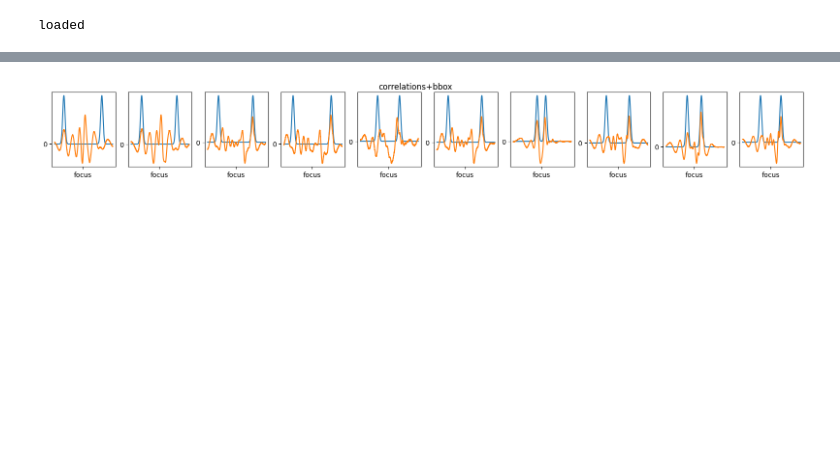
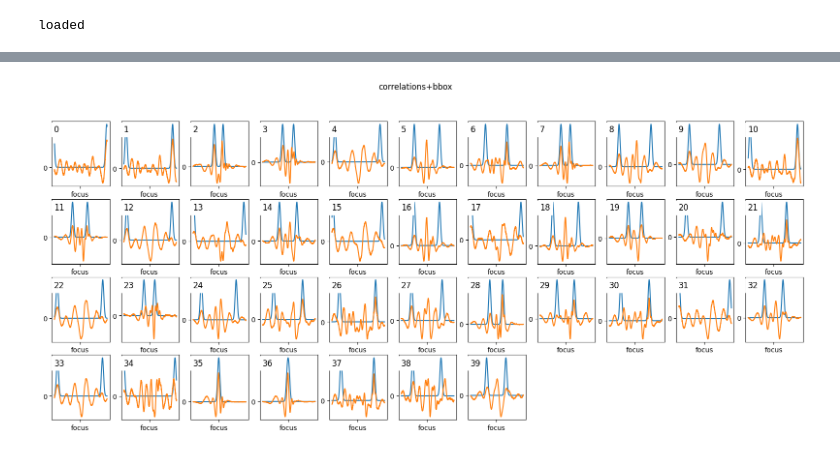
Before and after one commit to till-robert/ultralytics, a Jupyter notebook: zaxis_test.ipynb, the cells around one changed output, grey strips where cells are left out. Drawn from its saved outputs; the diff is of its cells as text; code cells hidden in the pictures; blank space fills up the shorter version.

```diff
--- a/zaxis_test.ipynb
+++ b/zaxis_test.ipynb
@@ -63,27 +70,28 @@ def box_iou(box1, box2, eps=1e-7):
     return inter / ((a2 - a1).prod(2) + (b2 - b1).prod(2) - inter + eps)
 # %%
 # reload(results)
-model = YOLO("runs/zaxis/train63/weights/best.pt")
+model = YOLO("runs/zaxis/train117/weights/best.pt")
 # print(model.model.model)
 print("loaded")
-test_images = os.listdir("data_gen/Dataset/images/test")
-random_image = lambda: "data_gen/Dataset/images/test/"+test_images[np.random.randint(0,len(test_images))]
+dataset_path = "data_gen/Dataset_hard/images/test"
+test_images = os.listdir(dataset_path)
+random_image = lambda: dataset_path+"/"+test_images[np.random.randint(0,len(test_images))]
 # %% [output]
 loaded
 # %%
 
 plt.figure(figsize=(12,5))
 image = random_image()
-results = model.predict(image)
-res = results[0].plot()
+img = np.array(PIL.Image.open(image))#-12768
+print(img.shape)
+results = model.predict(img)
+res = results[0].zaxis.data.cpu().numpy()
 plt.subplot(1,2,1)
 plt.title("Prediction")
-plt.imshow(res)
+plot_result(plt.gca(),image,res[:,4],ops.xyxy2xywh(res[:,:4])/512,res[:,6])
 plt.axis("off")
 plt.subplot(1,2,2)
 plt.title("Ground Truth")
 
 gt_bboxes,gt_z_values = plot_gt(image,plt.gca())
-
-plt.show()
 # %% [output]
@@ -94,10 +104,10 @@ Speed: 2.4ms preprocess, 7.1ms inference, 0.7ms postprocess per image at shape (
 # plt.figure()
 # plt.imshow(results[0].orig_img)
 # plt.figure(figsize=(20,2))
-res = results[0].zaxis.data.cpu().numpy()
+
 padding=128
 size=128
-padded_image = np.pad(results[0].orig_img[...,0],padding,mode="constant",constant_values=127)
+padded_image = np.pad(results[0].orig_img,padding,mode="constant",constant_values=2e4)
 
 # plt.axis("off")
 captures = np.empty((len(res),size,size))
@@ -121,22 +131,21 @@ for i,box in enumerate(res):
     x = np.round(x).astype(int)
     y = np.round(y).astype(int)
     captures[i] = padded_image[y+padding-size//2:y+padding+size//2,x+padding-size//2:x+padding+size//2]
-captures/=127
-captures-=1
+# captures/=
+# captures-=1
 downsampled_reference = (np.load("data_gen/ripples_downsampled.npy")/10000)-2
 true_bboxes = ops.xywh2xyxy(gt_bboxes) * np.array((512,512))[[1, 0, 1, 0]]  # target boxes
 # ops.scale_boxes((512,512), gt_bbox, ori_shape, ratio_pad=ratio_pad)  # native-space labels
-_, gt_pred_matcher = match_predictions(res[:,:4],true_bboxes,np.zeros(10),np.zeros(10),0.5)
-plt.figure(figsize=(20,2))
-plt.figure(figsize=(20,2))
-plt.figure(figsize=(20,2))
-plt.figure(figsize=(20,2))
-plt.figure(figsize=(20,2))
+_, gt_pred_matcher = match_predictions(res[:,:4],true_bboxes,np.zeros(len(res)),np.zeros(len(true_bboxes)),0.5)
+plt.figure(figsize=(20,2*len(captures)//11+1))
+plt.figure(figsize=(20,2*len(captures)//11+1))
+plt.figure(figsize=(20,2*len(captures)//11+1))
+plt.figure(figsize=(20,2*len(captures)//11+1))
+plt.figure(figsize=(20,2*len(captures)//11+1))
 def bells(x,w,*args):
     f = np.sum([np.exp(-(w*(x-mu)**2)) for mu in args],axis=0)
     return f/np.max(f)
 x = np.arange(len(downsampled_reference))
-gt_images = (downsampled_reference[np.round(gt_z_values[np.where(gt_pred_matcher.T)[1]]*len(downsampled_reference)).astype(int)])
 corr = []
 for i,capture in enumerate(captures):
 
@@ -146,8 +155,9 @@ for i,capture in enumerate(captures):
     z  = (-v/0.21)+761,(v/0.21)+761
     plt.figure(1)
     plt.suptitle("correlations+bbox")
-    correlation = np.pow((downsampled_reference*capture).sum(axis=(1,2)),1)
-    plt.subplot(1,len(captures),i+1)
+    correlation = np.pow((downsampled_reference*(capture/10000-2)).sum(axis=(1,2)),1)
+    plt.subplot(len(captures)//11+1,11,i+1)
+    plt.title(str(i), y=0.77,x=0.04,loc="left",backgroundcolor="white")
     plt.plot(bells(x,5e-4,*z)*(np.max(correlation)-np.min(correlation)))
     plt.plot(correlation)
     # plt.axvline(pred_z*len(downsampled_reference), c="red")
@@ -158,32 +168,45 @@ for i,capture in enumerate(captures):
 
     plt.figure(2)
     plt.suptitle("cropped image")
-    plt.subplot(1,len(captures),i+1)
-    plt.imshow(capture,vmin=-0.1,vmax=0.1)
+    plt.subplot(len(captures)//11+1,11,i+1)
+    plt.title(str(i), y=0.77,x=0.04,loc="left",backgroundcolor="white")
+    plt.imshow(capture,vmin=1.85e4,vmax=2.15e4)
     plt.axis("off")
     # plt.tight_layout()
     plt.figure(3)
-    plt.suptitle("ground truth")
-    plt.subplot(1,len(captures),i+1)
-    plt.imshow(gt_images[i],vmin=-0.05,vmax=0.05)
-    plt.axis("off")
-    plt.figure(4)
-    plt.suptitle("image via max correlations+bbox size")
-
-    plt.subplot(1,len(captures),i+1)
-    plt.imshow(downsampled_reference[np.argmax(correlation*bells(x,5e-4,*z))],vmin=-0.05,vmax=0.05)
-    corr.append(np.argmax(correlation*bells(x,5e-4,*z))/len(downsampled_reference))
-    plt.axis("off")
-
-    plt.figure(5)
-    plt.subplot(1,len(captures),i+1)
+    plt.subplot(len(captures)//11+1,11,i+1)
+    plt.title(str(i), y=0.77,x=0.04,loc="left",backgroundcolor="white")
     plt.suptitle("Yolo prediction")
     plt.imshow(downsampled_reference[np.round(pred_z*len(downsampled_reference)).astype(int)],vmin=-0.05,vmax=0.05)
     plt.axis("off")
+
+    plt.figure(4)
+    plt.suptitle("ground truth")
+    plt.subplot(len(captures)//11+1,11,i+1)
+    plt.title(str(i), y=0.77,x=0.04,loc="left",backgroundcolor="white")
+
+    correct_detection = np.where(gt_pred_matcher.T[i])[0]
+    if correct_detection:
+        gt_image = (downsampled_reference[np.round(gt_z_values[correct_detection]*len(downsampled_reference)).astype(int)])
+    else:
+        gt_image = np.zeros((1,128,128))
+    plt.imshow(gt_image[0],vmin=-0.05,vmax=0.05)
+    plt.axis("off")
+    # plt.figure(4)
+    # plt.suptitle("image via max correlations+bbox size")
+
+    # plt.subplot(len(captures)//11+1,11,i+1)
+    # plt.title(str(i), y=0.77,x=0.04,loc="left",backgroundcolor="white")
+    # plt.imshow(downsampled_reference[np.argmax(correlation*bells(x,5e-4,*z))],vmin=-0.05,vmax=0.05)
+    # corr.append(np.argmax(correlation*bells(x,5e-4,*z))/len(downsampled_reference))
+    # plt.axis("off")
+
+
 
     # plt.colorbar()
 
 print("gt  :", gt_z_values[np.where(gt_pred_matcher.T)[1]])
 print("yolo:", res[:,-1])
 print("corr:", np.array(corr))
+print("gt undetected:", gt_z_values[np.where(gt_pred_matcher.sum(1)==0)[0]])
 # %% [output]
@@ -193 +220 @@ corr: [    0.15753     0.18176     0.77997     0.81186     0.67666      0.7736
-[figure, old version]
+[figure, new version]
```
Also changed, not shown: parts of 4 cells of this notebook, 19 other files.
